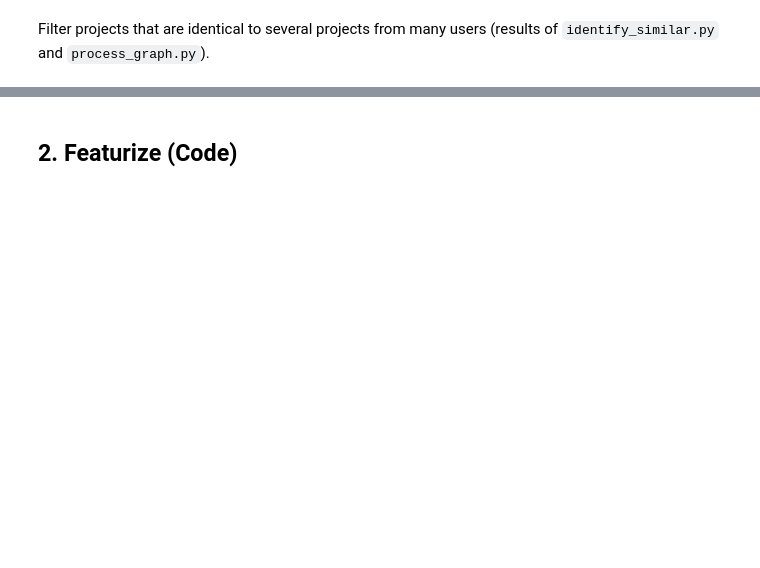
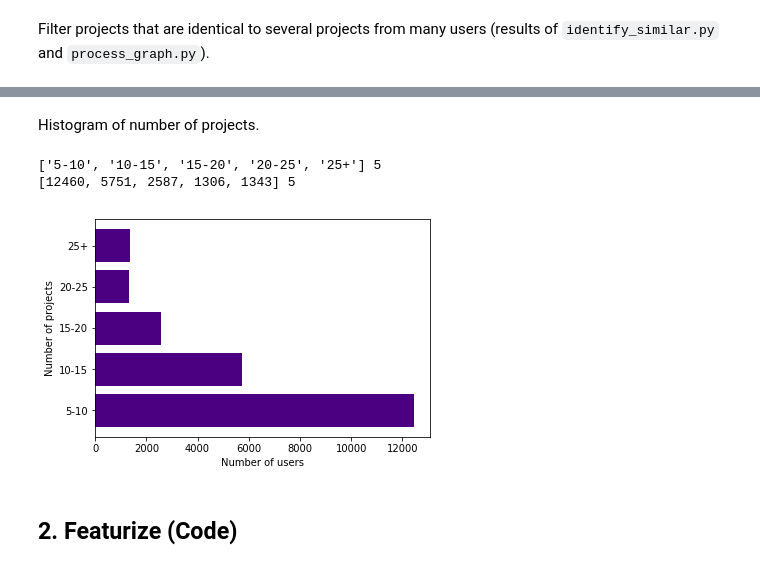
Before and after one commit to sravanareddy/appinventor, a Jupyter notebook: CodeLangClassify.ipynb, the cells around one changed output, grey strips where cells are left out. Drawn from its saved outputs; the diff is of its cells as text; code cells hidden in the pictures; blank space fills up the shorter version.

```diff
--- a/CodeLangClassify.ipynb
+++ b/CodeLangClassify.ipynb
@@ -110,3 +145,29 @@ plot_langs(filtered_lang_users)
+# %% [markdown]
+Histogram of number of projects.
+# %%
+project_counts = [len(blockcounts_final[user]) for user in blockcounts_final]
+hist, bins = np.histogram(project_counts, bins=range(5, 26, 5))
+project_counts_over = len([p for p in project_counts if p>25])
+bins = bins.astype(str)
+bins = [bins[i]+'-'+bins[i+1] for i in range(len(bins)-1)]
+hist = list(hist)
+bins.append('25+')
+hist.append(project_counts_over)
+print bins, len(bins)
+print hist, len(hist)
+pos = np.arange(len(hist))
+plt.figure(figsize=(6, 4))
+plt.barh(pos, hist, color = 'indigo', align='center')
+plt.yticks(pos, bins)
+plt.xlabel('Number of users')
+plt.ylabel('Number of projects')
+#plt.title('User Project Counts')
+plt.savefig('projectcounts.png')
+plt.show()
+# %% [output]
+['5-10', '10-15', '15-20', '20-25', '25+'] 5
+[12460, 5751, 2587, 1306, 1343] 5
+[figure, added]
 # %% [markdown]
 ## 2. Featurize (Code)
 # %%
```
Also changed, not shown: parts of 22 cells of this notebook, 1 other file.
